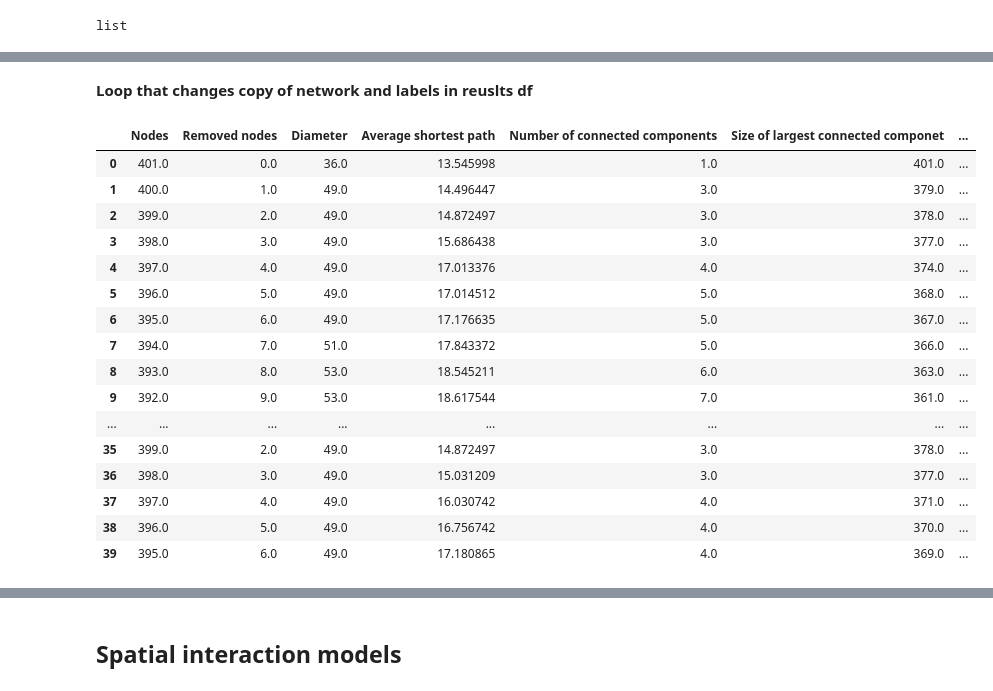
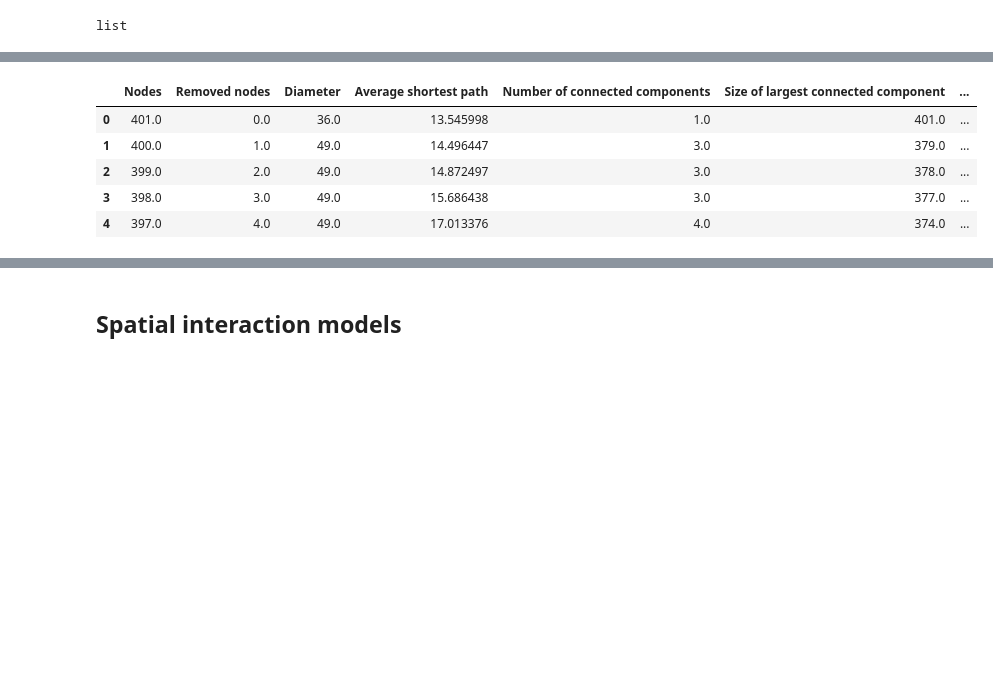
Before and after one commit to rpoandres/US_Assessment, a Jupyter notebook: US_Assessment.ipynb, the cells around one changed output, grey strips where cells are left out. Cells and saved outputs as stored; diff of their text form; code cells hidden in the pictures; blank space fills up the shorter version.

```diff
--- a/US_Assessment.ipynb
+++ b/US_Assessment.ipynb
@@ -530,13 +523,11 @@ G_copy = G.copy()
 # %%
 # Create a blank df
-non_sq = pd.DataFrame()
+non_sq_df = pd.DataFrame()
 #Create empy columns
-non_sq['Nodes'] = np.nan
-non_sq['Removed nodes'] = np.nan
-non_sq['Diameter'] = np.nan
-non_sq['Average shortest path'] = np.nan
-non_sq['Number of connected components'] = np.nan
-non_sq['Size of largest connected componet'] = np.nan
+non_sq_df['Nodes'] = np.nan
+non_sq_df['Removed nodes'] = np.nan
+non_sq_df['Diameter'] = np.nan
+non_sq_df['Average shortest path'] = np.nan
+non_sq_df['Number of connected components'] = np.nan
+non_sq_df['Size of largest connected component'] = np.nan
-# %% [markdown]
-**Loop that changes copy of network and labels in reuslts df**
 # %%
@@ -544,7 +536,7 @@ ranks = [degree_rank, clos_rank, bet_rank, eig_rank]
 # %%
 labels = ['Degree', 'Closeness', 'Betweenness', 'Eigenvector']
 # %%
-# Error in the labels
+# For loop to calculate impact measures in non-sequential node removal
 counter = 0
 for r in ranks:
     #print(r)
@@ -578,7 +570,7 @@ for r in ranks:
 
             # Add the station, number of nodes, and diameter to the DataFrame
             # non_sq = non_sq.append({'Nodes': nodes, 'Removed nodes': re_nodes, 'Diameter for largest component': diameter,'Average shortest path':avr_shortest}, ignore_index=True)
-            non_sq = pd.concat([non_sq, pd.DataFrame({'Nodes': [nodes], 'Removed nodes': [re_nodes], 'Diameter': [diameter],'Average shortest path':[avr_shortest], 'Centrality measure':labels[counter], 'Number of connected components': num_con, 'Size of largest connected componet':size_lar_com})], ignore_index=True)
+            non_sq_df = pd.concat([non_sq_df, pd.DataFrame({'Nodes': [nodes], 'Removed nodes': [re_nodes], 'Diameter': [diameter],'Average shortest path':[avr_shortest], 'Centrality measure':labels[counter], 'Number of connected components': num_con, 'Size of largest connected component':size_lar_com})], ignore_index=True)
             G_i.remove_node(station)
         else:
             # Find the largest connected component
@@ -600,29 +592,18 @@ for r in ranks:
 
 
             # Add the station, number of nodes, and diameter to the DataFrame
-            non_sq = pd.concat([non_sq, pd.DataFrame({'Nodes': [nodes], 'Removed nodes': [re_nodes], 'Diameter': [diameter],'Average shortest path':[avr_shortest], 'Centrality measure':labels[counter], 'Number of connected components': num_con, 'Size of largest connected componet':size_lar_com})], ignore_index=True)
+            non_sq_df = pd.concat([non_sq_df, pd.DataFrame({'Nodes': [nodes], 'Removed nodes': [re_nodes], 'Diameter': [diameter],'Average shortest path':[avr_shortest], 'Centrality measure':labels[counter], 'Number of connected components': num_con, 'Size of largest connected component':size_lar_com})], ignore_index=True)
             G_i.remove_node(station)
 
     counter += 1
 
     #print(counter)
 # %%
-non_sq.head(40)
+non_sq_df.head()
 # %% [output]
-|  | Nodes | Removed nodes | Diameter | Average shortest path | Number of connected components | Size of largest connected componet | ... |
+|  | Nodes | Removed nodes | Diameter | Average shortest path | Number of connected components | Size of largest connected component | ... |
 | 0 | 401.0 | 0.0 | 36.0 | 13.545998 | 1.0 | 401.0 | ... |
 | 1 | 400.0 | 1.0 | 49.0 | 14.496447 | 3.0 | 379.0 | ... |
 | 2 | 399.0 | 2.0 | 49.0 | 14.872497 | 3.0 | 378.0 | ... |
 | 3 | 398.0 | 3.0 | 49.0 | 15.686438 | 3.0 | 377.0 | ... |
 | 4 | 397.0 | 4.0 | 49.0 | 17.013376 | 4.0 | 374.0 | ... |
-| 5 | 396.0 | 5.0 | 49.0 | 17.014512 | 5.0 | 368.0 | ... |
-| 6 | 395.0 | 6.0 | 49.0 | 17.176635 | 5.0 | 367.0 | ... |
-| 7 | 394.0 | 7.0 | 51.0 | 17.843372 | 5.0 | 366.0 | ... |
-| 8 | 393.0 | 8.0 | 53.0 | 18.545211 | 6.0 | 363.0 | ... |
-| 9 | 392.0 | 9.0 | 53.0 | 18.617544 | 7.0 | 361.0 | ... |
-| ... | ... | ... | ... | ... | ... | ... | ... |
-| 35 | 399.0 | 2.0 | 49.0 | 14.872497 | 3.0 | 378.0 | ... |
-| 36 | 398.0 | 3.0 | 49.0 | 15.031209 | 3.0 | 377.0 | ... |
-| 37 | 397.0 | 4.0 | 49.0 | 16.030742 | 4.0 | 371.0 | ... |
-| 38 | 396.0 | 5.0 | 49.0 | 16.756742 | 4.0 | 370.0 | ... |
-| 39 | 395.0 | 6.0 | 49.0 | 17.180865 | 4.0 | 369.0 | ... |
```
Also changed, not shown: parts of 27 cells of this notebook.
